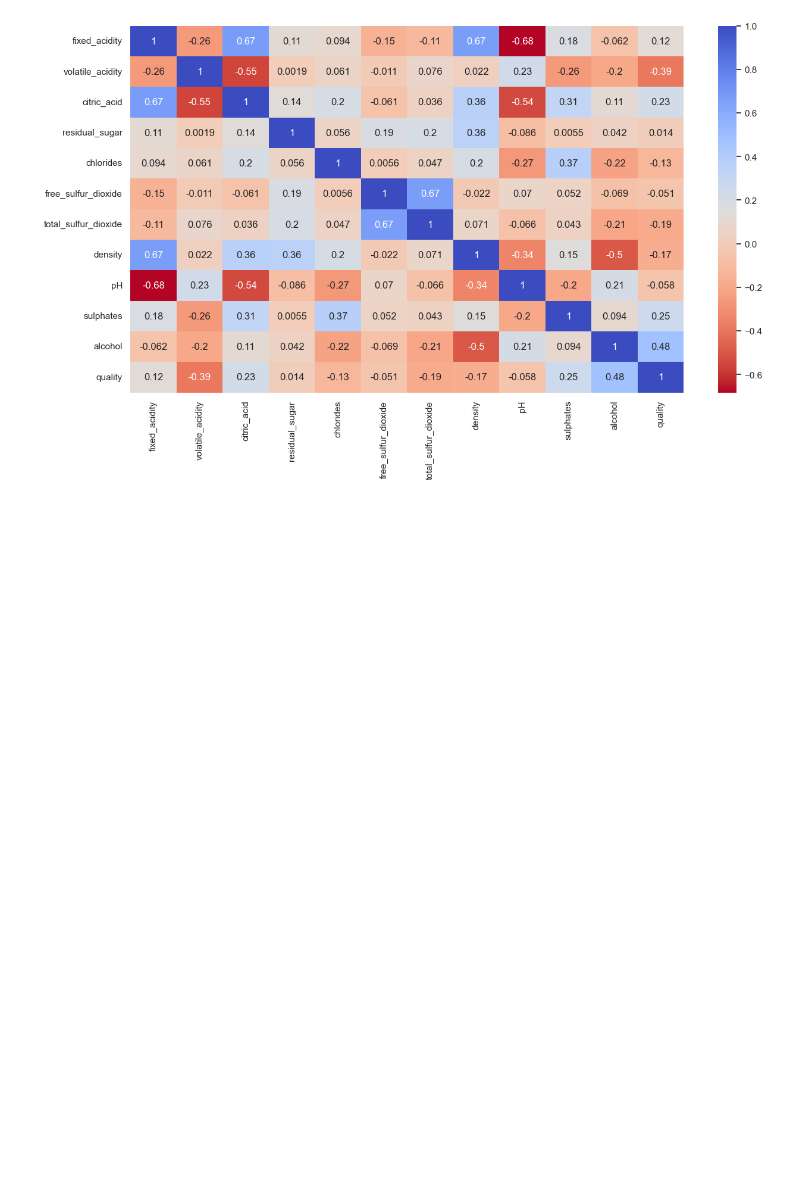
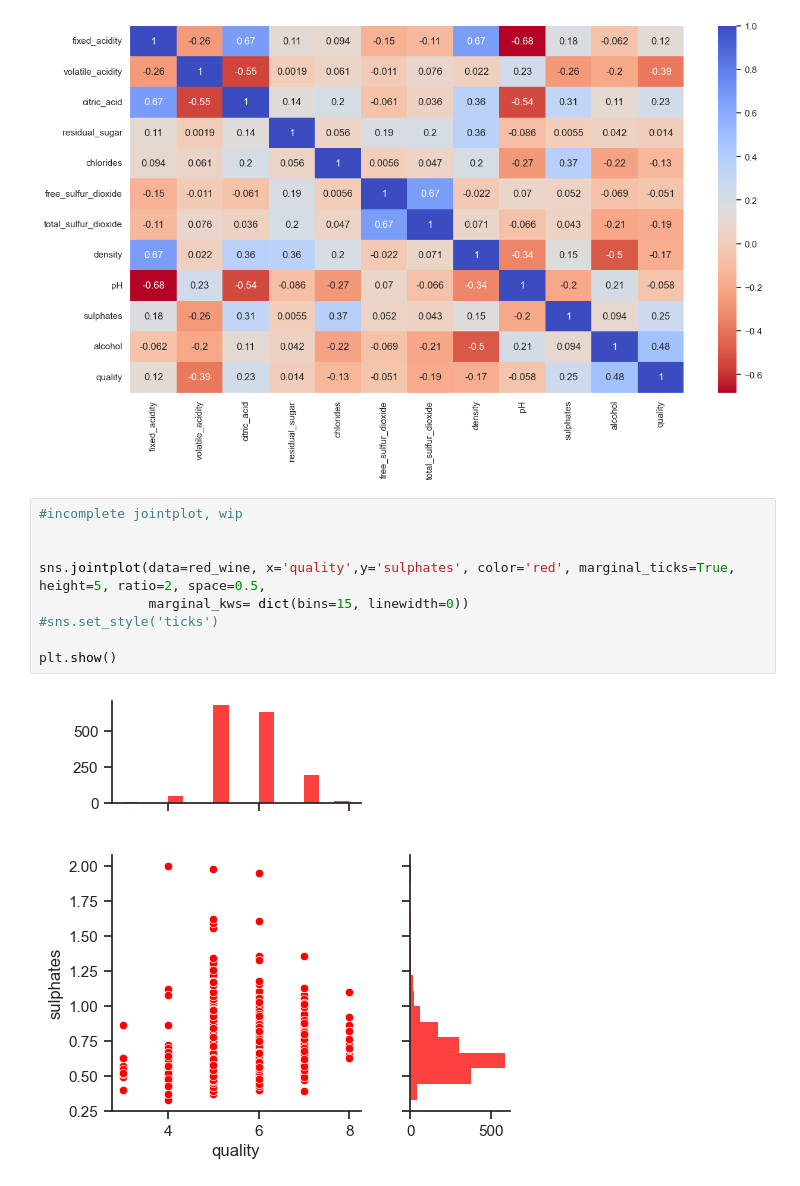
Before and after one commit to cdb8675309/Sprint-2, a Jupyter notebook: P2_S2.ipynb, the cells around one changed output. Saved outputs shown, nothing was run; the diff lists cells and outputs as text; blank space fills up the shorter version.

Commit message:
"working jointplot/jointgrid"

```diff
--- a/P2_S2.ipynb
+++ b/P2_S2.ipynb
@@ -257,3 +257,14 @@ sns.heatmap(corr_redwine, annot=True, cmap="coolwarm_r")
 # %% [output]
 <Axes: >
 [figure]
+# %%
+#incomplete jointplot, wip
+
+
+sns.jointplot(data=red_wine, x='quality',y='sulphates', color='red', marginal_ticks=True,  height=5, ratio=2, space=0.5,
+              marginal_kws= dict(bins=15, linewidth=0))
+#sns.set_style('ticks')
+
+plt.show()
+# %% [output]
+[figure, added]
```
Also changed, not shown: parts of 2 cells of this notebook.
